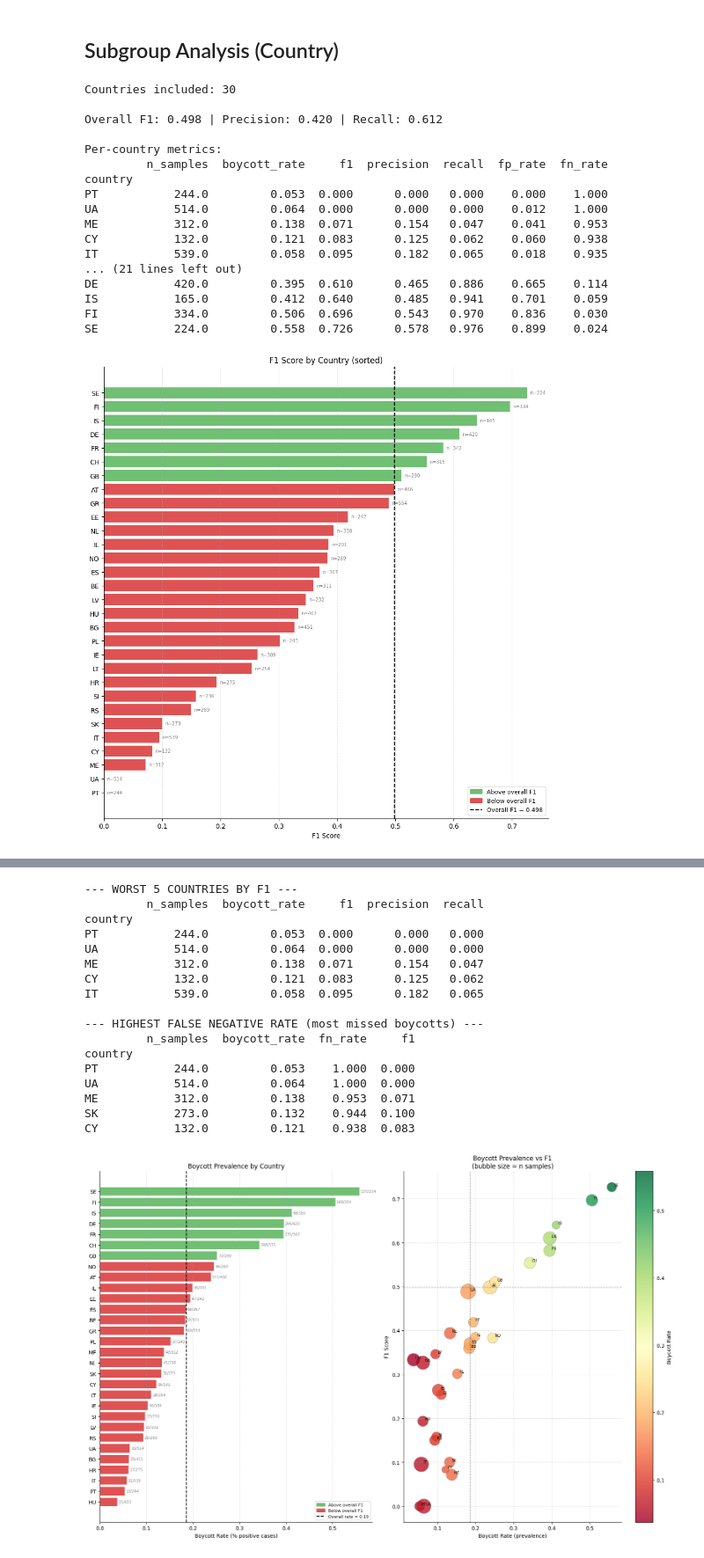
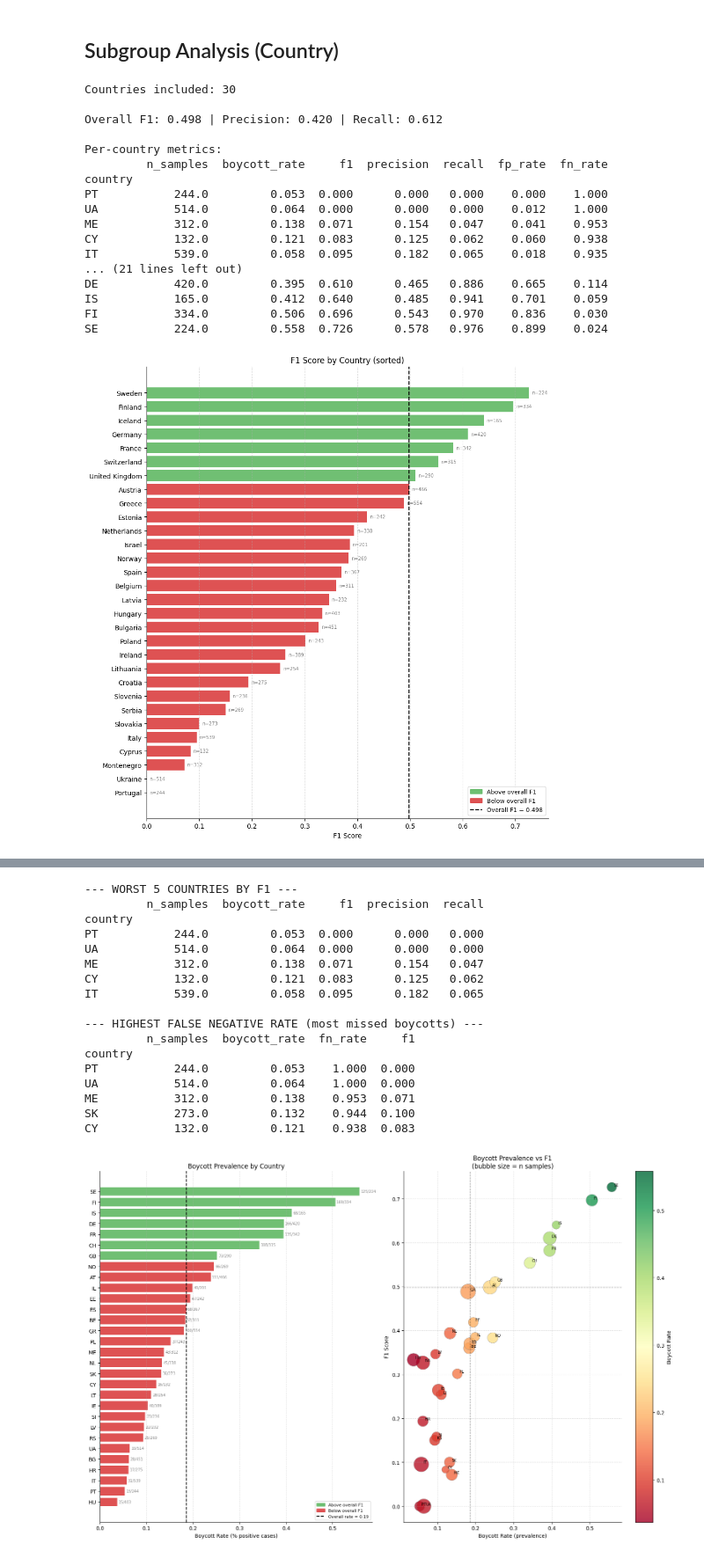
Before and after one commit to kchua675/Thesis, a Jupyter notebook: Thesis.ipynb, the cells around one changed output, grey strips where cells are left out. Shown at 88% size. Saved outputs shown, nothing was run; the diff lists cells and outputs as text; code cells hidden in the pictures.

```diff
--- a/Thesis.ipynb
+++ b/Thesis.ipynb
@@ -1892,26 +1897,32 @@ print("\nPer-country metrics:")
 print(by_country.round(3).to_string())
 
 
+
 # -----------------------------
-# STEP 2: Horizontal bar chart — F1 per country
-# Sorted, colour-coded by whether they beat overall F1
+# STEP 2: Horizontal bar chart — F1 per country (full names)
 # -----------------------------
-fig, ax = plt.subplots(figsize=(10, max(6, len(by_country) * 0.35)))
+country_name_map = dict(zip(countries, country_labels))
 
-colors = ["#4CAF50" if v >= overall_f1 else "#d62728" for v in by_country["f1"]]
-bars = ax.barh(by_country.index, by_country["f1"], color=colors, alpha=0.8)
+# Map index to full country names
+by_country_named = by_country.copy()
+by_country_named.index = by_country_named.index.map(
+    lambda x: country_name_map.get(x, x)
+)
 
-ax.axvline(overall_f1, color="black", linestyle="--", linewidth=1.5,
-           label=f"Overall F1 = {overall_f1:.3f}")
+fig, ax = plt.subplots(figsize=(10, max(6, len(by_country_named) * 0.35)))
+
+colors = ["#4CAF50" if v >= overall_f1 else "#d62728" for v in by_country_named["f1"]]
+bars = ax.barh(by_country_named.index, by_country_named["f1"], color=colors, alpha=0.8)
+
+ax.axvline(overall_f1, color="black", linestyle="--", linewidth=1.5)
 
 ax.set_xlabel("F1 Score")
 ax.set_title("F1 Score by Country (sorted)")
-ax.legend()
 ax.grid(True, linestyle="--", alpha=0.4, axis="x")
 ax.spines[["top", "right"]].set_visible(False)
 
 # Annotate with sample size
-for bar, (_, row) in zip(bars, by_country.iterrows()):
+for bar, (_, row) in zip(bars, by_country_named.iterrows()):
     ax.text(bar.get_width() + 0.005, bar.get_y() + bar.get_height() / 2,
             f"n={int(row['n_samples'])}", va="center", fontsize=7, color="grey")
 
@@ -1925,7 +1936,6 @@ ax.legend(handles=[green_patch, red_patch,
 
 plt.tight_layout()
 plt.show()
-
 
 # -----------------------------
 # STEP 3: FP rate vs FN rate scatter — one dot per country
@@ -2001,34 +2011,34 @@ for i in range(len(heatmap_data)):
 plt.tight_layout()
 plt.show()
 
 
 # -----------------------------
 # STEP 5: Print worst performing countries
 # -----------------------------
 print("\n--- WORST 5 COUNTRIES BY F1 ---")
 print(by_country.nsmallest(5, "f1")[["n_samples", "boycott_rate", "f1", "precision", "recall"]].round(3))
 
 print("\n--- HIGHEST FALSE NEGATIVE RATE (most missed boycotts) ---")
 print(by_country.nlargest(5, "fn_rate")[["n_samples", "boycott_rate", "fn_rate", "f1"]].round(3))
 # %% [output]
 Countries included: 30
 
 Overall F1: 0.498 | Precision: 0.420 | Recall: 0.612
 
 Per-country metrics:
          n_samples  boycott_rate     f1  precision  recall  fp_rate  fn_rate
 country
 PT           244.0         0.053  0.000      0.000   0.000    0.000    1.000
 UA           514.0         0.064  0.000      0.000   0.000    0.012    1.000
 ME           312.0         0.138  0.071      0.154   0.047    0.041    0.953
 CY           132.0         0.121  0.083      0.125   0.062    0.060    0.938
 IT           539.0         0.058  0.095      0.182   0.065    0.018    0.935
 ... (21 lines left out)
 DE           420.0         0.395  0.610      0.465   0.886    0.665    0.114
 IS           165.0         0.412  0.640      0.485   0.941    0.701    0.059
 FI           334.0         0.506  0.696      0.543   0.970    0.836    0.030
 SE           224.0         0.558  0.726      0.578   0.976    0.899    0.024
-[figure, old version]
+[figure, new version]
 [figure]
 [figure]
 --- WORST 5 COUNTRIES BY F1 ---
```
Also changed, not shown: parts of 6 cells of this notebook.
